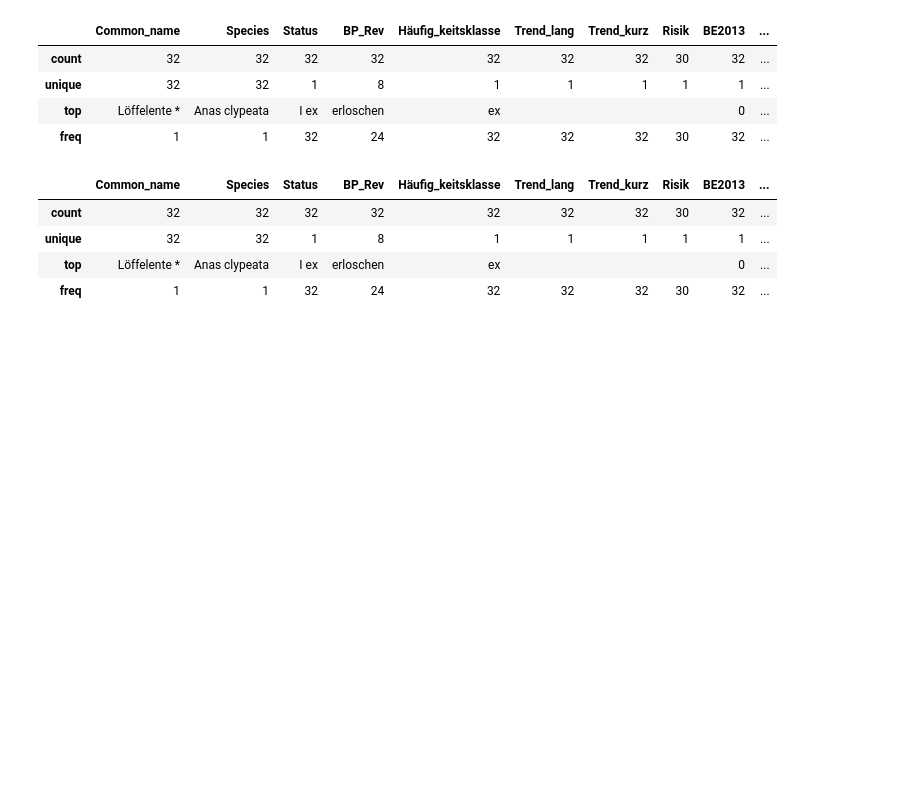
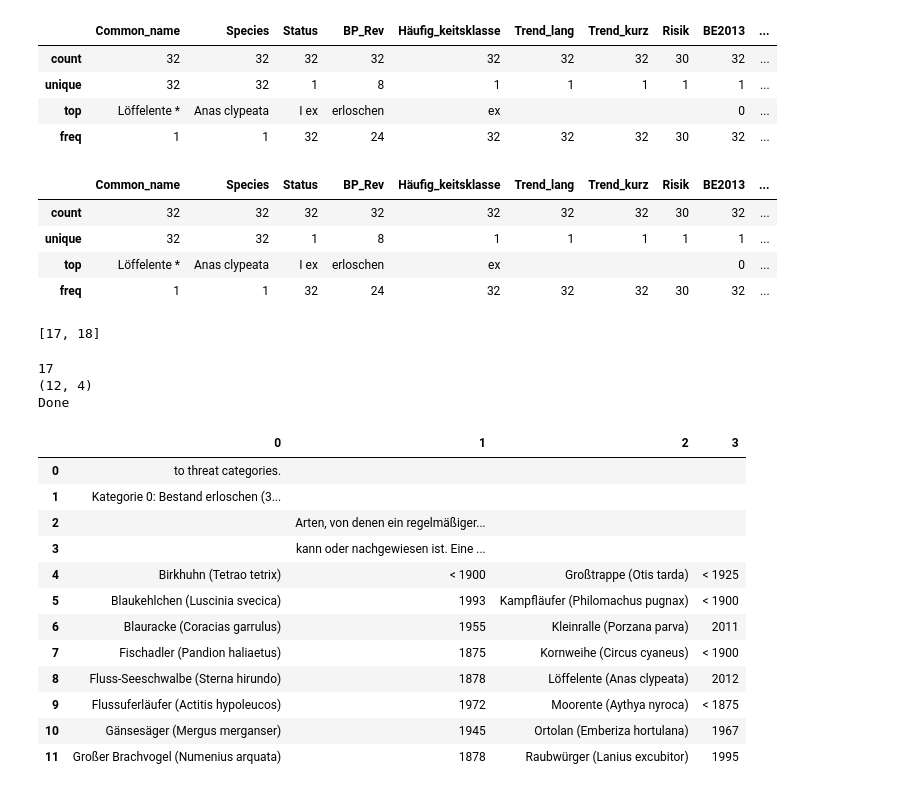
Before and after one commit to Zzzhenya/Berlin-red-list, a Jupyter notebook: Extraction/Aves/Aves.ipynb, the cells around one changed output. Cells and saved outputs as stored; diff of their text form; code cells hidden in the pictures; blank space fills up the shorter version.

```diff
--- a/Extraction/Aves/Aves.ipynb
+++ b/Extraction/Aves/Aves.ipynb
@@ -324,0 +327,43 @@ df3.describe()
+# %%
+d2 = {}
+tab_2 = [17, 18]
+print(tab_2)
+accuracy_tab_2 = []
+# %% [output]
+[17, 18]
+# %%
+# Page 17
+i = 17
+print (i)
+# create dataframe with page number
+d2[i] = pd.DataFrame()
+#read the page
+tables = camelot.read_pdf('rote_liste_brutvoegel_witt_steiof.pdf',
+                              pages= str(i),
+                              flavor='stream', edge_tol=1000, row_tol=10)
+# add the accuracy report
+accuracy_tab_2.append(tables[0].parsing_report)
+# assign the second table to a dataframe
+d2[i] = tables[1].df
+print(d2[i].shape)
+print ("Done")
+# %% [output]
+17
+(12, 4)
+Done
+# %%
+tables[1].df
+# %% [output]
+|  | 0 | 1 | 2 | 3 |
+| 0 | to threat categories. |  |  |  |
+| 1 | Kategorie 0: Bestand erloschen (3... |  |  |  |
+| 2 |  | Arten, von denen ein regelmäßiger... |  |  |
+| 3 |  | kann oder nachgewiesen ist. Eine ... |  |  |
+| 4 | Birkhuhn (Tetrao tetrix) | < 1900 | Großtrappe (Otis tarda) | < 1925 |
+| 5 | Blaukehlchen (Luscinia svecica) | 1993 | Kampfläufer (Philomachus pugnax) | < 1900 |
+| 6 | Blauracke (Coracias garrulus) | 1955 | Kleinralle (Porzana parva) | 2011 |
+| 7 | Fischadler (Pandion haliaetus) | 1875 | Kornweihe (Circus cyaneus) | < 1900 |
+| 8 | Fluss-Seeschwalbe (Sterna hirundo) | 1878 | Löffelente (Anas clypeata) | 2012 |
+| 9 | Flussuferläufer (Actitis hypoleucos) | 1972 | Moorente (Aythya nyroca) | < 1875 |
+| 10 | Gänsesäger (Mergus merganser) | 1945 | Ortolan (Emberiza hortulana) | 1967 |
+| 11 | Großer Brachvogel (Numenius arquata) | 1878 | Raubwürger (Lanius excubitor) | 1995 |
```
Also changed, not shown: parts of 24 cells of this notebook.
